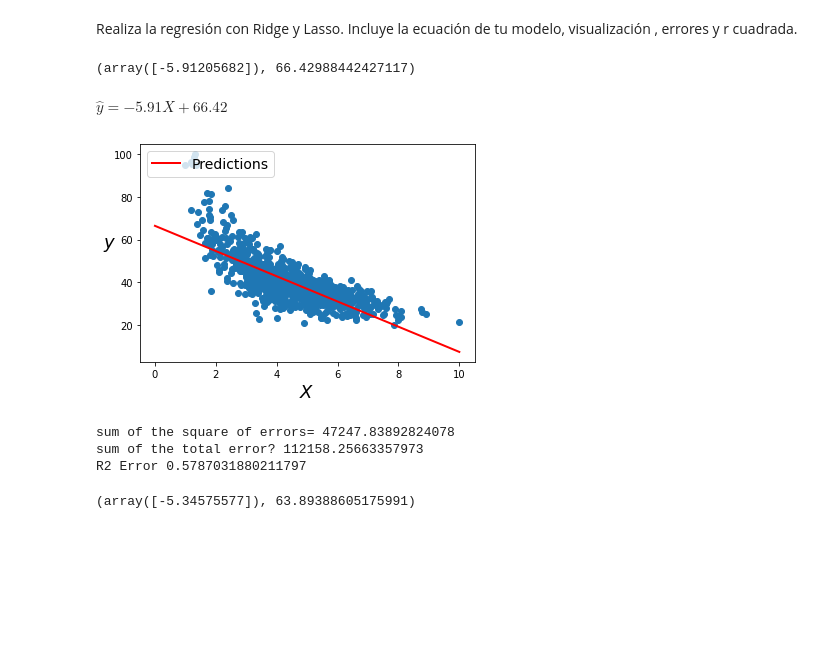
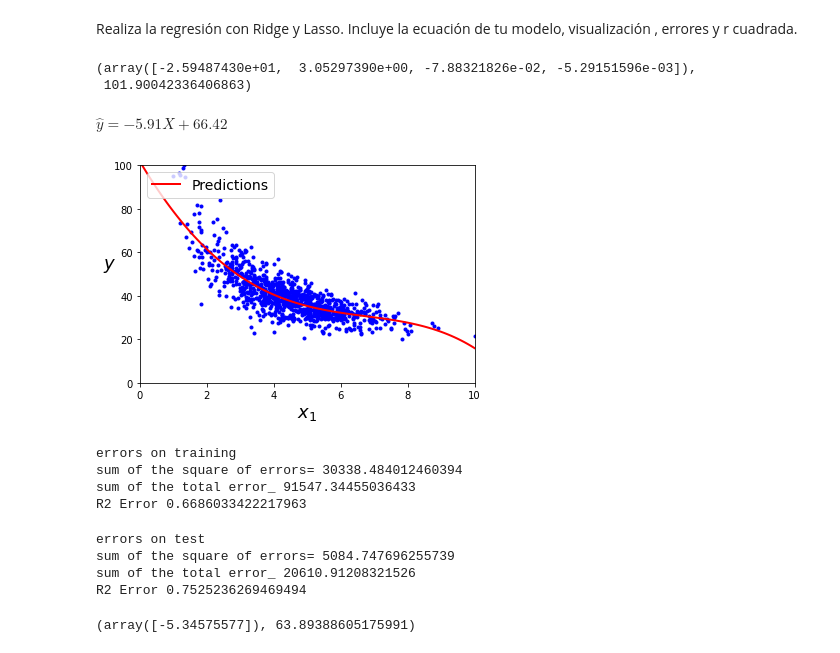
Before and after one commit to PosgradoMNA/actividades-de-aprendizaje-A01081266, a Jupyter notebook: A01081266TecMty_Regresion_lineal_polinomial.ipynb, the cells around one changed output. Saved outputs shown, nothing was run; the diff lists cells and outputs as text; code cells hidden in the pictures; blank space fills up the shorter version.

```diff
--- a/A01081266TecMty_Regresion_lineal_polinomial.ipynb
+++ b/A01081266TecMty_Regresion_lineal_polinomial.ipynb
@@ -476,45 +476,73 @@ Realiza la regresión con Ridge y Lasso. Incluye la ecuación de tu modelo, visu
 # %%
 #Ridge
 from sklearn.linear_model import  Lasso, Ridge
+
+poly_features = PolynomialFeatures(degree=4, include_bias=False)
+X_poly = poly_features.fit_transform(X_train)
+X_polyTst = poly_features.fit_transform(X_test)
+
+
 ModeloRidge = Ridge(alpha=1)
-ModeloRidge.fit(X_train, y_train)
+ModeloRidge.fit(X_poly, y_train)
 ModeloRidge.coef_, ModeloRidge.intercept_
 # %% [output]
-(array([-5.91205682]), 66.42988442427117)
+(array([-2.59487430e+01,  3.05297390e+00, -7.88321826e-02, -5.29151596e-03]),
+ 101.90042336406863)
 # %% [markdown]
 $\hat{y} =  -5.91X  + 66.42$
 # %%
-X_fit = np.linspace(0, 10, 100)
-y_fit = ModeloRidge.predict(X_fit[:, np.newaxis])
-
-plt.scatter(X, y)
-plt.plot(X_fit, y_fit, "r-", linewidth=2, label="Predictions")
-plt.xlabel("$X$", fontsize=18)
+X_new_poly2 = poly_features.transform(X_new2)
+y_new2 = ModeloRidge.predict(X_new_poly2)
+plt.plot(X, y, "b.")
+plt.plot(X_new2, y_new2, "r-", linewidth=2, label="Predictions")
+plt.xlabel("$x_1$", fontsize=18)
 plt.ylabel("$y$", rotation=0, fontsize=18)
-plt.legend(loc="upper left", fontsize=14);
+plt.legend(loc="upper left", fontsize=14)
+plt.axis([0, 10, 0,100]);
 # %% [output]
-[figure, old version]
+[figure, new version]
 # %%
 y_trainMean = np.mean(y_train)
+y_predTrainRidge = ModeloRidge.predict(X_poly)
 
-y_predRidge = ModeloRidge.predict(X)
+SSE = (y_train-y_predTrainRidge)**2
+SSE=SSE.sum()
 
-SSE = (y-y_predRidge)**2
-SSE=sum(SSE)
-
-SST = (y-y_trainMean)**2
-SST=sum(SST)
+SST = (y_train-y_trainMean)**2
+SST=SST.sum()
 
 
-R2Ridge = sklearn.metrics.r2_score(y, y_predRidge)
-
+R2Ridge = sklearn.metrics.r2_score(y_train, y_predTrainRidge)
+print("errors on training")
 print("sum of the square of errors=", SSE)
-print("sum of the total error?", SST)
+print("sum of the total error_", SST)
 print("R2 Error", R2Ridge)
 # %% [output]
-sum of the square of errors= 47247.83892824078
-sum of the total error? 112158.25663357973
-R2 Error 0.5787031880211797
+errors on training
+sum of the square of errors= 30338.484012460394
+sum of the total error_ 91547.34455036433
+R2 Error 0.6686033422217963
+# %%
+
+y_predTestRidge = ModeloRidge.predict(X_polyTst)
+
+SSE = (y_test-y_predTestRidge)**2
+SSE=SSE.sum()
+
+SST = (y_test-y_trainMean)**2
+SST=SST.sum()
+
+
+R2Ridge = sklearn.metrics.r2_score(y_test, y_predTestRidge)
+print("errors on test")
+print("sum of the square of errors=", SSE)
+print("sum of the total error_", SST)
+print("R2 Error", R2Ridge)
+# %% [output]
+errors on test
+sum of the square of errors= 5084.747696255739
+sum of the total error_ 20610.91208321526
+R2 Error 0.7525236269469494
 # %%
 #Lasso
 ModeloLasso = Lasso(alpha=1)
```
